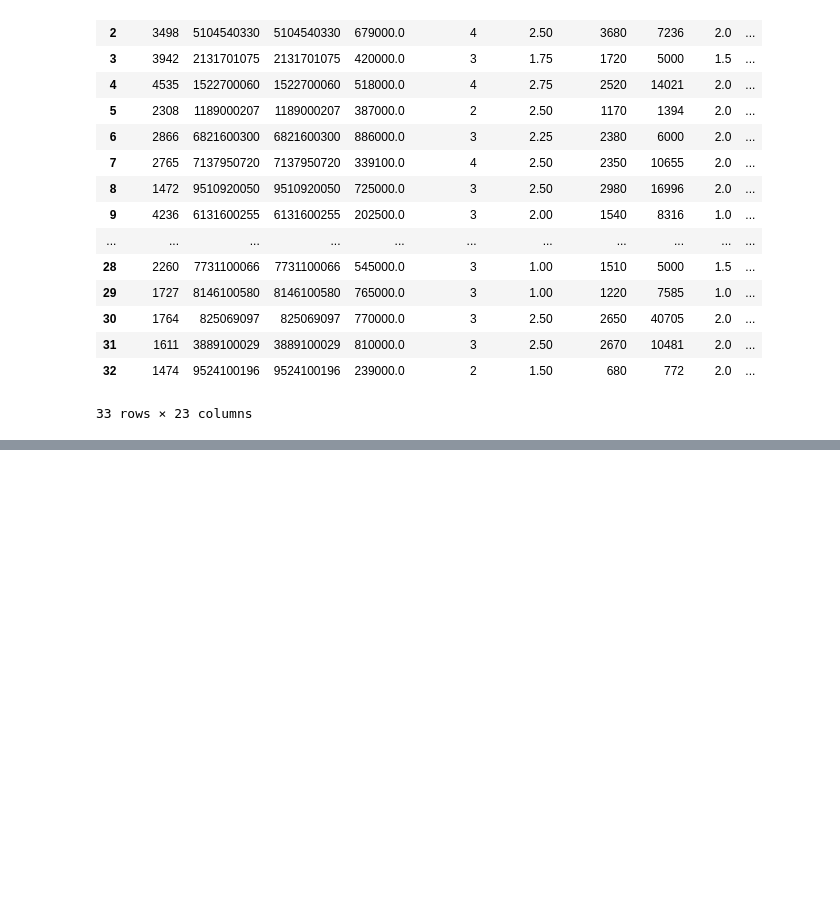
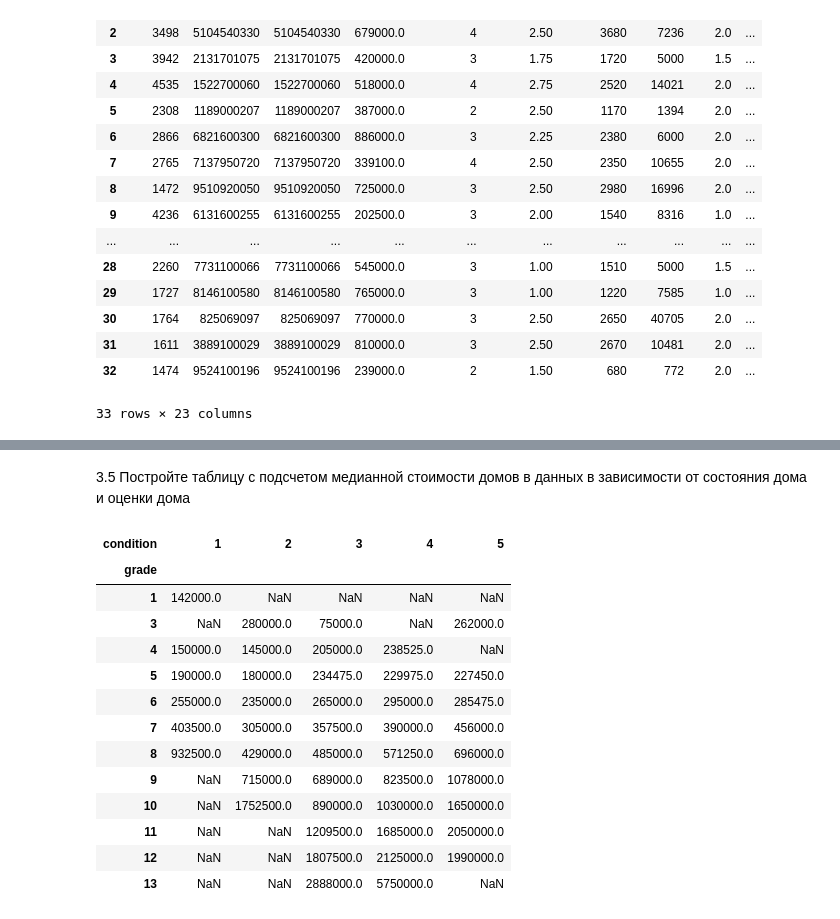
Before and after one commit to machinajg/Homework_3_pandas, a Jupyter notebook: Homework_3_pandas.ipynb, the cells around one changed output, grey strips where cells are left out. Saved outputs shown, nothing was run; the diff lists cells and outputs as text; code cells hidden in the pictures; blank space fills up the shorter version.

```diff
--- a/Homework_3_pandas.ipynb
+++ b/Homework_3_pandas.ipynb
@@ -125,0 +186,19 @@ merged_table
+# %% [markdown]
+3.5 Постройте таблицу с подсчетом медианной стоимости домов в данных в зависимости от состояния дома и оценки дома
+# %%
+pd.crosstab(index = df['grade'], columns = df['condition'], values = df['price'], aggfunc = 'median')
+# %% [output]
+| condition | 1 | 2 | 3 | 4 | 5 |
+| grade |  |  |  |  |  |
+| 1 | 142000.0 | NaN | NaN | NaN | NaN |
+| 3 | NaN | 280000.0 | 75000.0 | NaN | 262000.0 |
+| 4 | 150000.0 | 145000.0 | 205000.0 | 238525.0 | NaN |
+| 5 | 190000.0 | 180000.0 | 234475.0 | 229975.0 | 227450.0 |
+| 6 | 255000.0 | 235000.0 | 265000.0 | 295000.0 | 285475.0 |
+| 7 | 403500.0 | 305000.0 | 357500.0 | 390000.0 | 456000.0 |
+| 8 | 932500.0 | 429000.0 | 485000.0 | 571250.0 | 696000.0 |
+| 9 | NaN | 715000.0 | 689000.0 | 823500.0 | 1078000.0 |
+| 10 | NaN | 1752500.0 | 890000.0 | 1030000.0 | 1650000.0 |
+| 11 | NaN | NaN | 1209500.0 | 1685000.0 | 2050000.0 |
+| 12 | NaN | NaN | 1807500.0 | 2125000.0 | 1990000.0 |
+| 13 | NaN | NaN | 2888000.0 | 5750000.0 | NaN |
```
Also changed, not shown: parts of 8 cells of this notebook.
